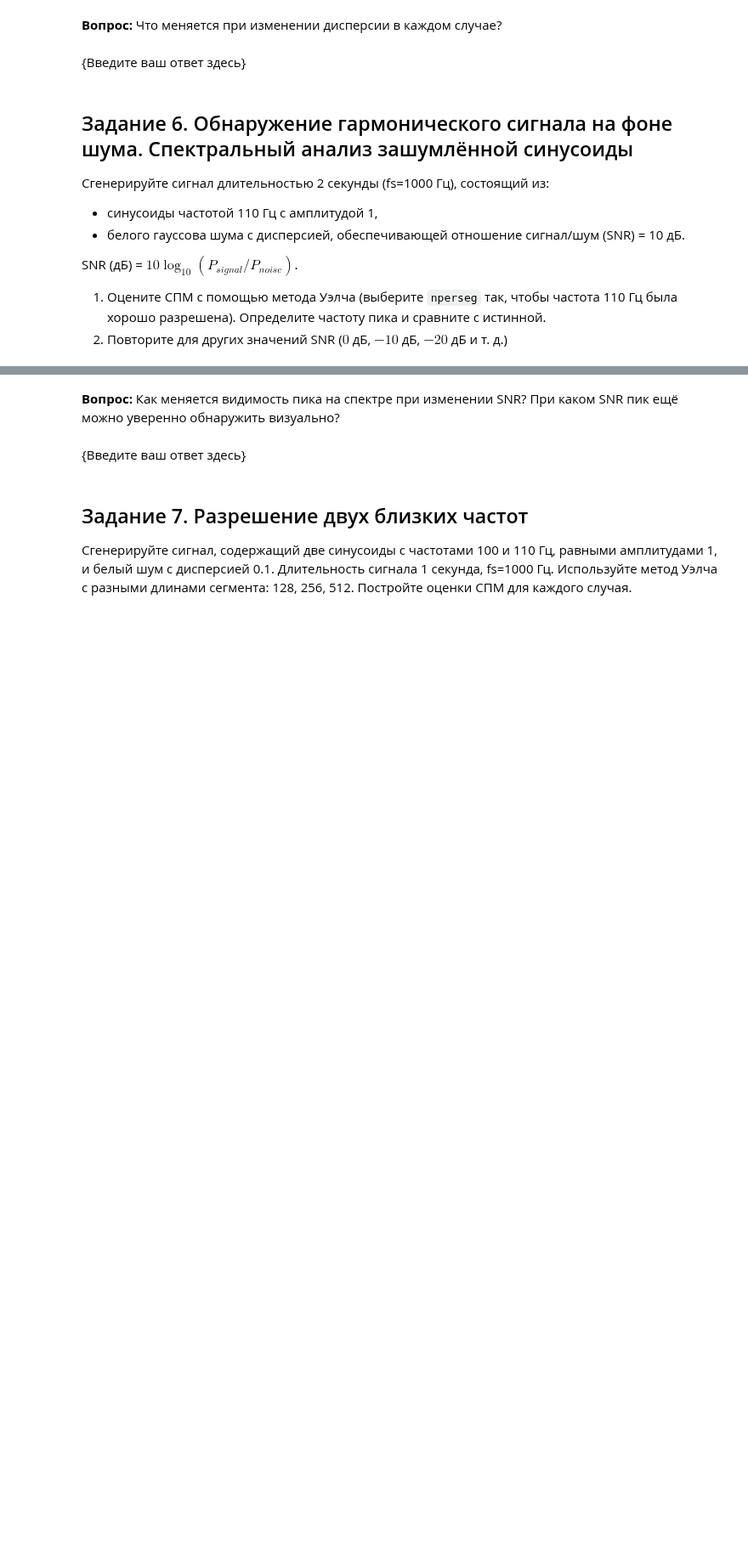
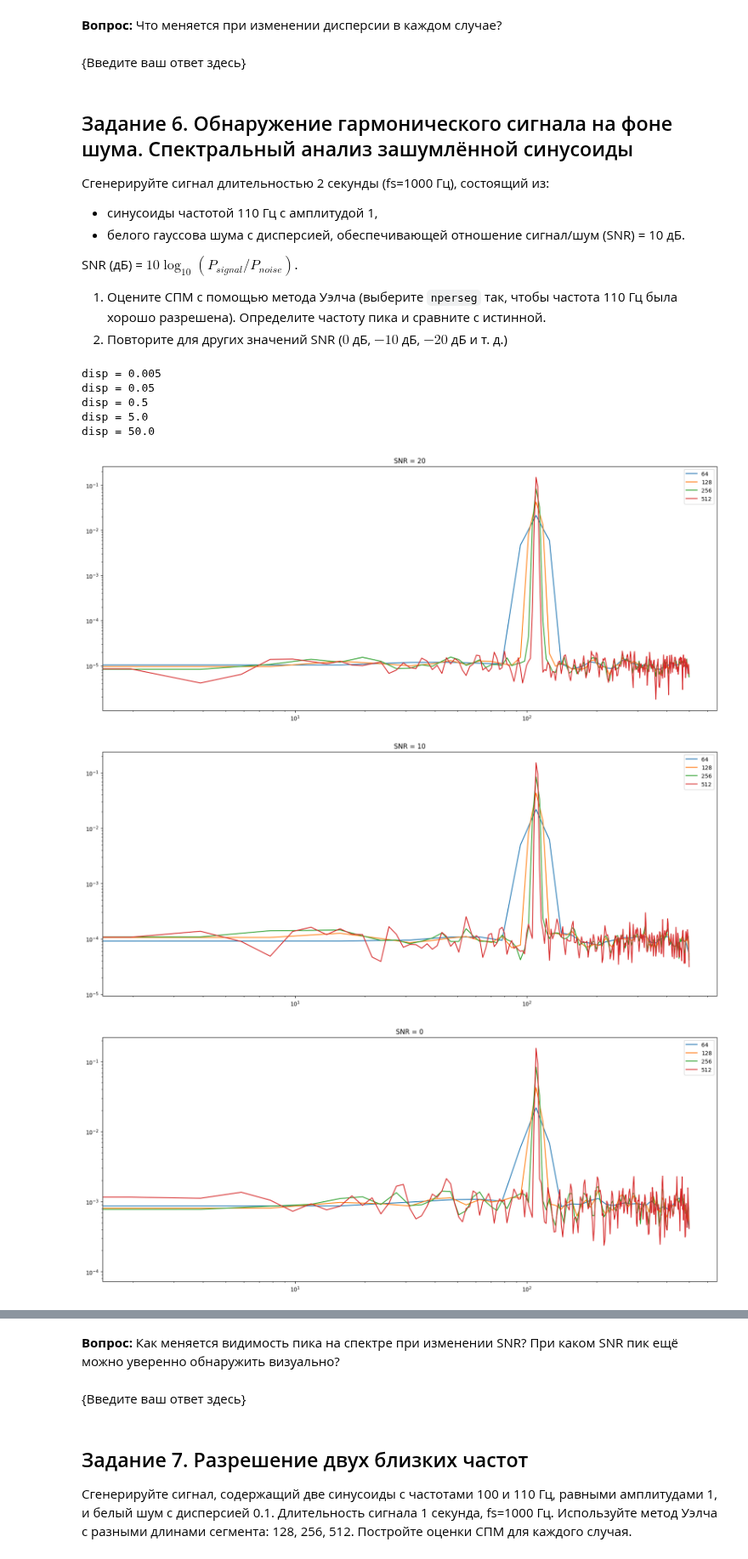
Before and after one commit to Korobokkk/YADRO-2026_dsp-seminars, a Jupyter notebook: kiselel_4_lab.ipynb, the cells around one changed output, grey strips where cells are left out. Shown at 85% size. Drawn from its saved outputs; the diff is of its cells as text; code cells hidden in the pictures; blank space fills up the shorter version.

```diff
--- a/kiselel_4_lab.ipynb
+++ b/kiselel_4_lab.ipynb
@@ -273,0 +272,41 @@ SNR (дБ) = $10 \log_{10}(P_{signal}/P_{noise})$.
+# %%
+def find_harmonic(SNR = 10):
+  T = 2
+  fs = 1000
+  fr = 110
+  A = 1
+  phase = 0
+  t = np.arange(0, 2, 1 / fs)
+  new_signal = A * np.sin(2 * np.pi * t * fr + phase)
+
+  Psignal = A ** 2 / 2
+  Pnoise = Psignal / np.pow(10, (SNR/10))
+  print(f'disp = {Pnoise}')
+
+  new_noise = np.random.normal(0, np.sqrt(Pnoise), T * fs)
+  result_signal = new_signal + new_noise
+
+  nperseq_arr = [64, 128, 256, 512]
+
+  plt.figure(figsize=(20, 8))
+  plt.title(f'SNR = {SNR}')
+  for n in nperseq_arr:
+    f_white_welch, arr_white_welch = scipy.signal.welch(result_signal, fs=fs, window='hann', nperseg = n , noverlap = n // 2)
+    plt.loglog(f_white_welch, arr_white_welch, label= f"{str(n)}")
+  plt.legend()
+  plt.draw()
+
+
+SNR_arr = [20, 10, 0, -10, -20 ]
+for snr in SNR_arr:
+  find_harmonic(snr)
+#new_noise = np.random.
+# %% [output]
+disp = 0.005
+disp = 0.05
+disp = 0.5
+disp = 5.0
+disp = 50.0
+[figure, added]
+[figure, added]
+[figure, added]
```
Also changed, not shown: parts of 2 cells of this notebook.
